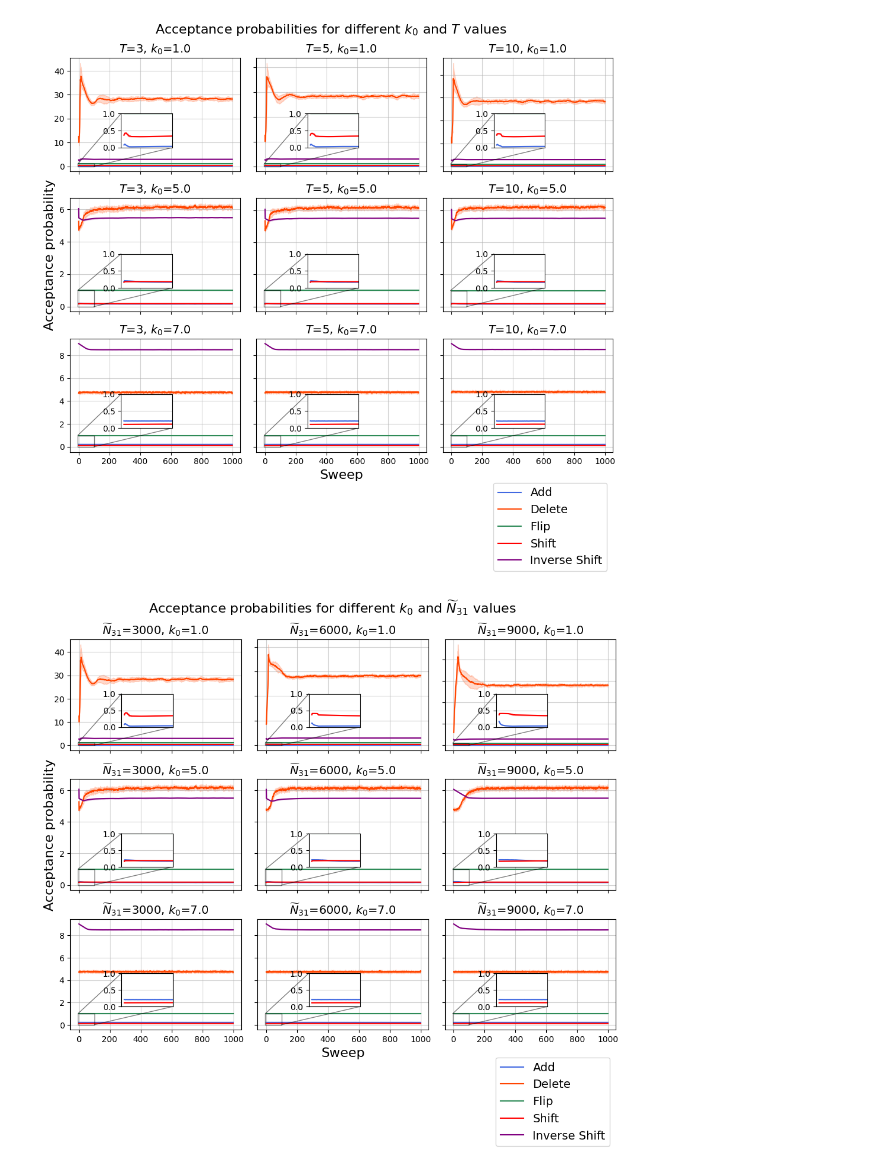
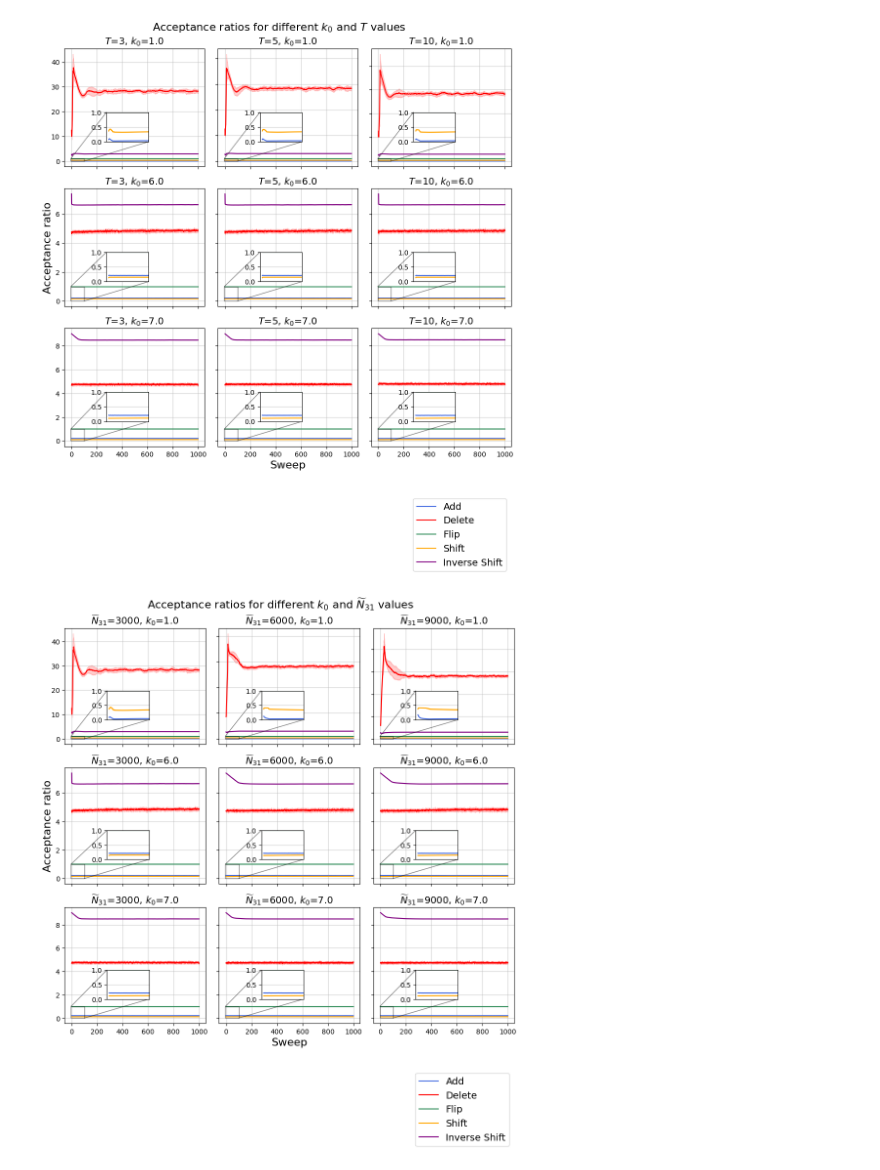
Before and after one commit to sedadenboer/CDT, a Jupyter notebook: src/2+1/experiments/hoi.ipynb, the cells around one changed output. Saved outputs shown, nothing was run; the diff lists cells and outputs as text; code cells hidden in the pictures.

```diff
--- a/src/2+1/experiments/hoi.ipynb
+++ b/src/2+1/experiments/hoi.ipynb
@@ -8,12 +8,12 @@ import os
 from mpl_toolkits.axes_grid1.inset_locator import inset_axes
 from matplotlib.ticker import NullFormatter
 # %%
-k0_values = [1.0, 5.0, 7.0]
+k0_values = [1.0, 6.0, 7.0]
 T_values = [3, 5, 10]
 target_volume = 3000
 ksteps = target_volume * 100
 
-fig, axes = plt.subplots(len(k0_values), len(T_values), figsize=(10, 10))
+fig, axes = plt.subplots(len(k0_values), len(T_values), figsize=(10, 12))
 
 for i, k0 in enumerate(k0_values):
     for j, T in enumerate(T_values):
@@ -53,19 +53,19 @@ for i, k0 in enumerate(k0_values):
 
         ax = axes[i, j]
         sns.lineplot(data=df_ar_add, x='sweep', y='ar', errorbar='sd', label='Add', color='royalblue', ax=ax)
-        sns.lineplot(data=df_ar_delete, x='sweep', y='ar', errorbar='sd', label='Delete', color='orangered', ax=ax)
+        sns.lineplot(data=df_ar_delete, x='sweep', y='ar', errorbar='sd', label='Delete', color='red', ax=ax)
         sns.lineplot(data=df_ar_flip, x='sweep', y='ar', errorbar='sd', label='Flip', color='seagreen', ax=ax)
-        sns.lineplot(data=df_ar_shift, x='sweep', y='ar', errorbar='sd', label='Shift', color='red', ax=ax)
+        sns.lineplot(data=df_ar_shift, x='sweep', y='ar', errorbar='sd', label='Shift', color='orange', ax=ax)
         sns.lineplot(data=df_ar_ishift, x='sweep', y='ar', errorbar='sd', label='Inverse Shift', color='purple', ax=ax)
         ax.set_title(f'$T$={T}, $k_0$={k0}', fontsize=14)
         ax.grid(True, which="both", ls="-", alpha=0.6)
 
         # Add zoom-in box with y [0, 1] place in the center of the plot
-        axins = ax.inset_axes([0.3, 0.21, 0.3, 0.3])
+        axins = ax.inset_axes([0.3, 0.21, 0.3, 0.25])
         sns.lineplot(data=df_ar_add, x='sweep', y='ar', errorbar='sd', color='royalblue', ax=axins)
-        sns.lineplot(data=df_ar_delete, x='sweep', y='ar', errorbar='sd',color='orangered', ax=axins)
+        sns.lineplot(data=df_ar_delete, x='sweep', y='ar', errorbar='sd',color='red', ax=axins)
         sns.lineplot(data=df_ar_flip, x='sweep', y='ar', errorbar='sd', color='seagreen', ax=axins)
-        sns.lineplot(data=df_ar_shift, x='sweep', y='ar', errorbar='sd', color='red', ax=axins)
+        sns.lineplot(data=df_ar_shift, x='sweep', y='ar', errorbar='sd', color='orange', ax=axins)
         sns.lineplot(data=df_ar_ishift, x='sweep', y='ar', errorbar='sd',color='purple', ax=axins)
         axins.set_xlim(-5, 100)
         axins.set_ylim(0, 1)
@@ -80,42 +80,42 @@ for i, k0 in enumerate(k0_values):
         ax.set_xlabel('')
         ax.set_ylabel('')
 
         # Only keep axis ticks on the left and bottom
         if i != len(k0_values) - 1:
             ax.xaxis.set_major_formatter(NullFormatter())
             axins.xaxis.set_major_formatter(NullFormatter())
         if j != 0:
             ax.yaxis.set_major_formatter(NullFormatter())
 
         ax.get_legend().remove()
 
         if i == 1 and j == 0:
-            ax.set_ylabel('Acceptance probability', fontsize=16)
+            ax.set_ylabel('Acceptance ratio', fontsize=16)
 
         # If last row and middle column, add x label
         if i == 2 and j == 1:
             ax.set_xlabel('Sweep', fontsize=16)
 
 # Add general labels to the figure
-fig.suptitle('Acceptance probabilities for different $k_0$ and $T$ values', fontsize=16)
+fig.suptitle('Acceptance ratios for different $k_0$ and $T$ values', fontsize=16)
 
 # Remove rendundant legend labels
 handles, labels = plt.gca().get_legend_handles_labels()
 by_label = dict(zip(labels, handles))
 plt.legend(by_label.values(), by_label.keys(), loc='lower right', bbox_to_anchor=(1, -1.1), fontsize=14)
 
 # Put the legend out of the figure
 plt.subplots_adjust(right=0.85)
 plt.tight_layout()
 plt.savefig('plots/acceptance_ratios/acceptance_probabilities_T.png', dpi=400, bbox_inches='tight')
 # %% [output]
-[figure, old version]
+[figure, new version]
 # %%
-k0_values = [1.0, 5.0, 7.0]
+k0_values = [1.0, 6.0, 7.0]
 N_values = [3000, 6000, 9000]
 T = 3
 
-fig, axes = plt.subplots(len(k0_values), len(N_values), figsize=(10, 10))
+fig, axes = plt.subplots(len(k0_values), len(N_values), figsize=(10, 12))
 
 for i, k0 in enumerate(k0_values):
     for j, N in enumerate(N_values):
@@ -155,19 +155,19 @@ for i, k0 in enumerate(k0_values):
 
         ax = axes[i, j]
         sns.lineplot(data=df_ar_add, x='sweep', y='ar', errorbar='sd', label='Add', color='royalblue', ax=ax)
-        sns.lineplot(data=df_ar_delete, x='sweep', y='ar', errorbar='sd', label='Delete', color='orangered', ax=ax)
+        sns.lineplot(data=df_ar_delete, x='sweep', y='ar', errorbar='sd', label='Delete', color='red', ax=ax)
         sns.lineplot(data=df_ar_flip, x='sweep', y='ar', errorbar='sd', label='Flip', color='seagreen', ax=ax)
-        sns.lineplot(data=df_ar_shift, x='sweep', y='ar', errorbar='sd', label='Shift', color='red', ax=ax)
+        sns.lineplot(data=df_ar_shift, x='sweep', y='ar', errorbar='sd', label='Shift', color='orange', ax=ax)
         sns.lineplot(data=df_ar_ishift, x='sweep', y='ar', errorbar='sd', label='Inverse Shift', color='purple', ax=ax)
         ax.set_title(f'$\widetilde{{N}}_{{31}}$={N}, $k_0$={k0}', fontsize=14)
         ax.grid(True, which="both", ls="-", alpha=0.6)
 
         # Add zoom-in box with y [0, 1] place in the center of the plot
-        axins = ax.inset_axes([0.3, 0.21, 0.3, 0.3])
+        axins = ax.inset_axes([0.3, 0.21, 0.3, 0.25])
         sns.lineplot(data=df_ar_add, x='sweep', y='ar', errorbar='sd', color='royalblue', ax=axins)
-        sns.lineplot(data=df_ar_delete, x='sweep', y='ar', errorbar='sd',color='orangered', ax=axins)
+        sns.lineplot(data=df_ar_delete, x='sweep', y='ar', errorbar='sd',color='red', ax=axins)
         sns.lineplot(data=df_ar_flip, x='sweep', y='ar', errorbar='sd', color='seagreen', ax=axins)
-        sns.lineplot(data=df_ar_shift, x='sweep', y='ar', errorbar='sd', color='red', ax=axins)
+        sns.lineplot(data=df_ar_shift, x='sweep', y='ar', errorbar='sd', color='orange', ax=axins)
         sns.lineplot(data=df_ar_ishift, x='sweep', y='ar', errorbar='sd',color='purple', ax=axins)
         axins.set_xlim(-5, 100)
         axins.set_ylim(0, 1)
@@ -192,14 +192,14 @@ for i, k0 in enumerate(k0_values):
         ax.get_legend().remove()
 
         if i == 1 and j == 0:
-            ax.set_ylabel('Acceptance probability', fontsize=16)
+            ax.set_ylabel('Acceptance ratio', fontsize=16)
 
         # If last row and middle column, add x label
         if i == 2 and j == 1:
             ax.set_xlabel('Sweep', fontsize=16)
 
 # Add general labels to the figure
-fig.suptitle('Acceptance probabilities for different $k_0$ and $\widetilde{N}_{31}$ values', fontsize=16)
+fig.suptitle('Acceptance ratios for different $k_0$ and $\widetilde{N}_{31}$ values', fontsize=16)
 
 # Remove rendundant legend labels
 handles, labels = plt.gca().get_legend_handles_labels()
@@ -211,5 +211,5 @@ plt.subplots_adjust(right=0.85)
 plt.tight_layout()
 plt.savefig('plots/acceptance_ratios/acceptance_probabilities_N.png', dpi=400, bbox_inches='tight')
 # %% [output]
-[figure, old version]
+[figure, new version]
 # %%
```
Also changed, not shown: parts of 2 cells of this notebook, 8 other files.
